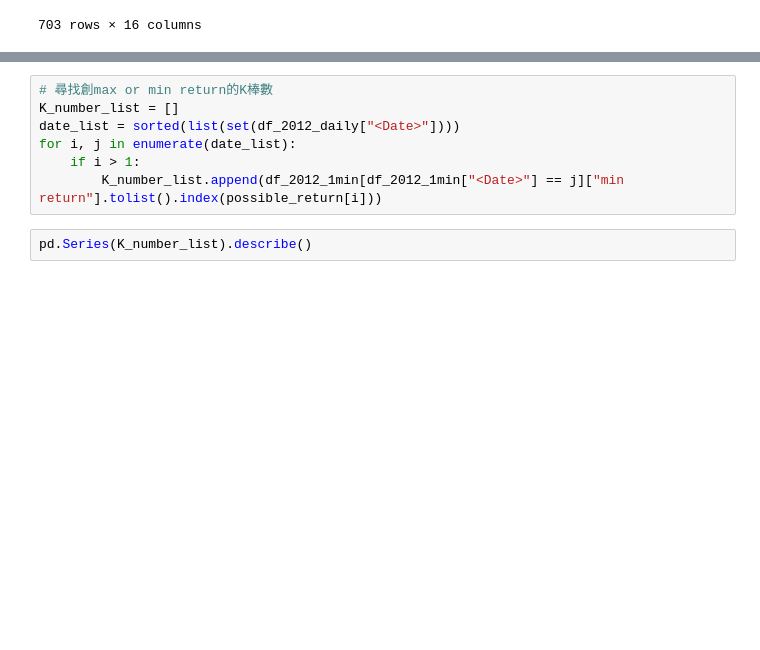
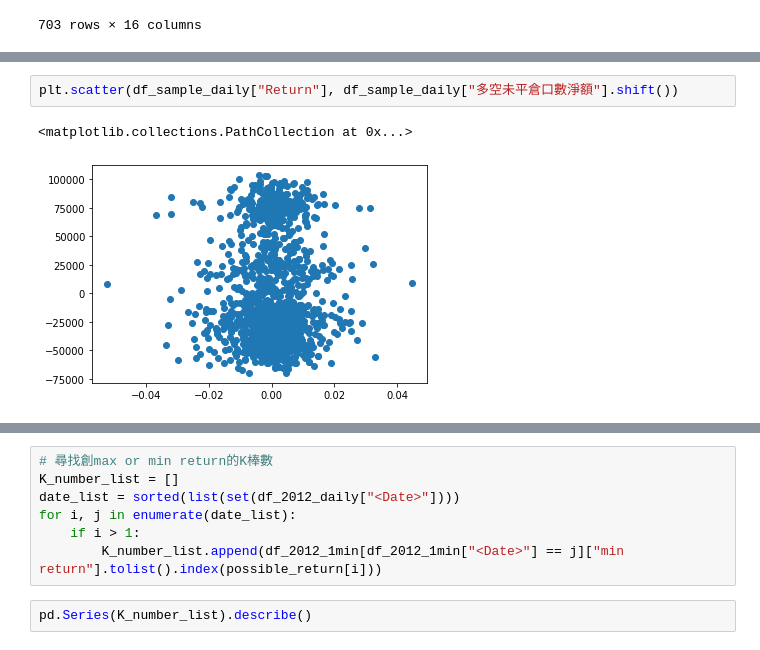
Before and after one commit to Finian1007/ProgramTrading, a Jupyter notebook: TXF Strategy Analysis.ipynb, the cells around one changed output, grey strips where cells are left out. Cells and saved outputs as stored; diff of their text form; blank space fills up the shorter version.

```diff
--- a/TXF Strategy Analysis.ipynb
+++ b/TXF Strategy Analysis.ipynb
@@ -322,0 +358,5 @@ array([[1.        , 0.40862625],
+# %%
+plt.scatter(df_sample_daily["Return"], df_sample_daily["多空未平倉口數淨額"].shift())
+# %% [output]
+<matplotlib.collections.PathCollection at 0x...>
+[figure, added]
```
Also changed, not shown: parts of 19 cells of this notebook.
